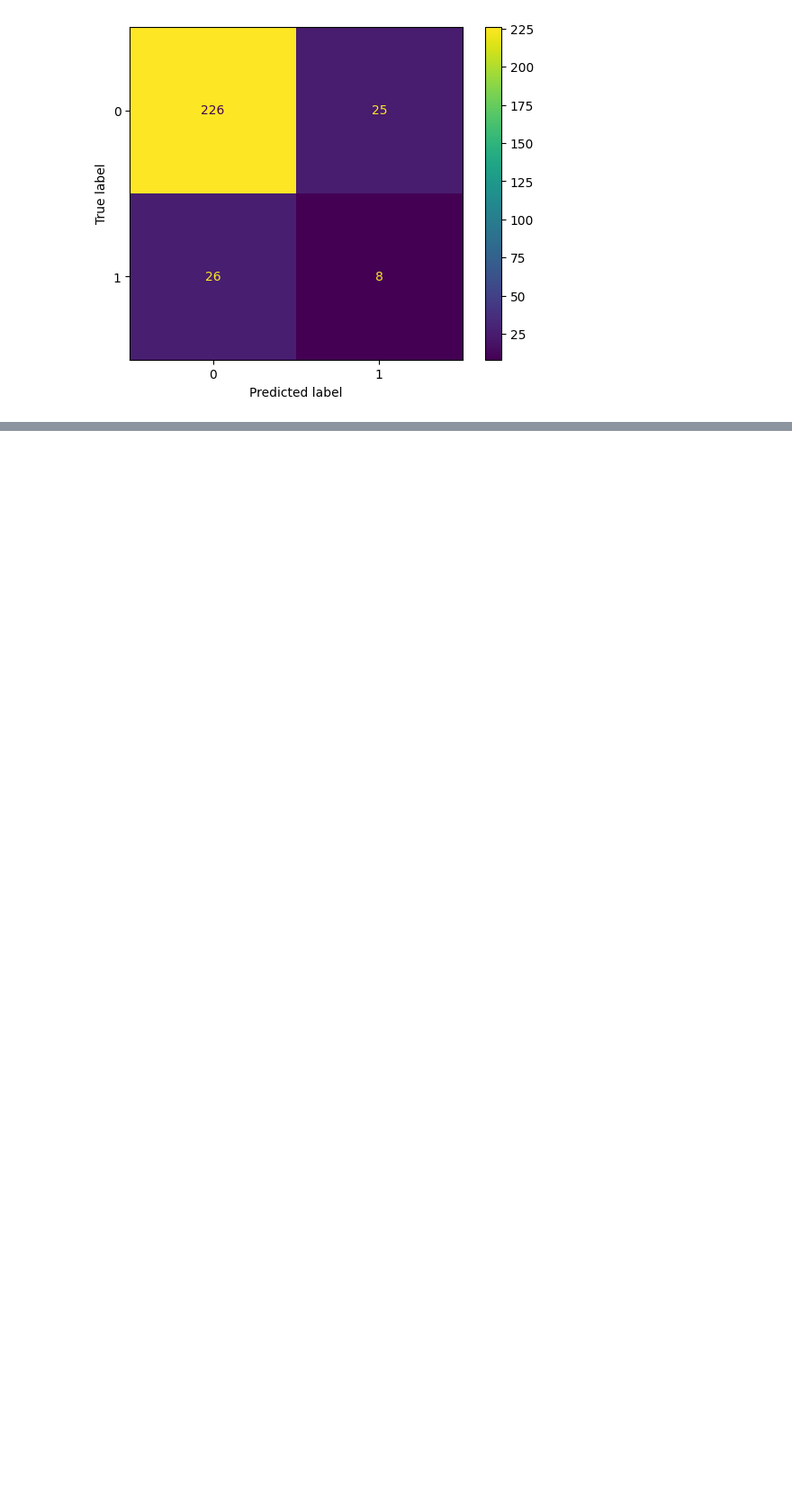
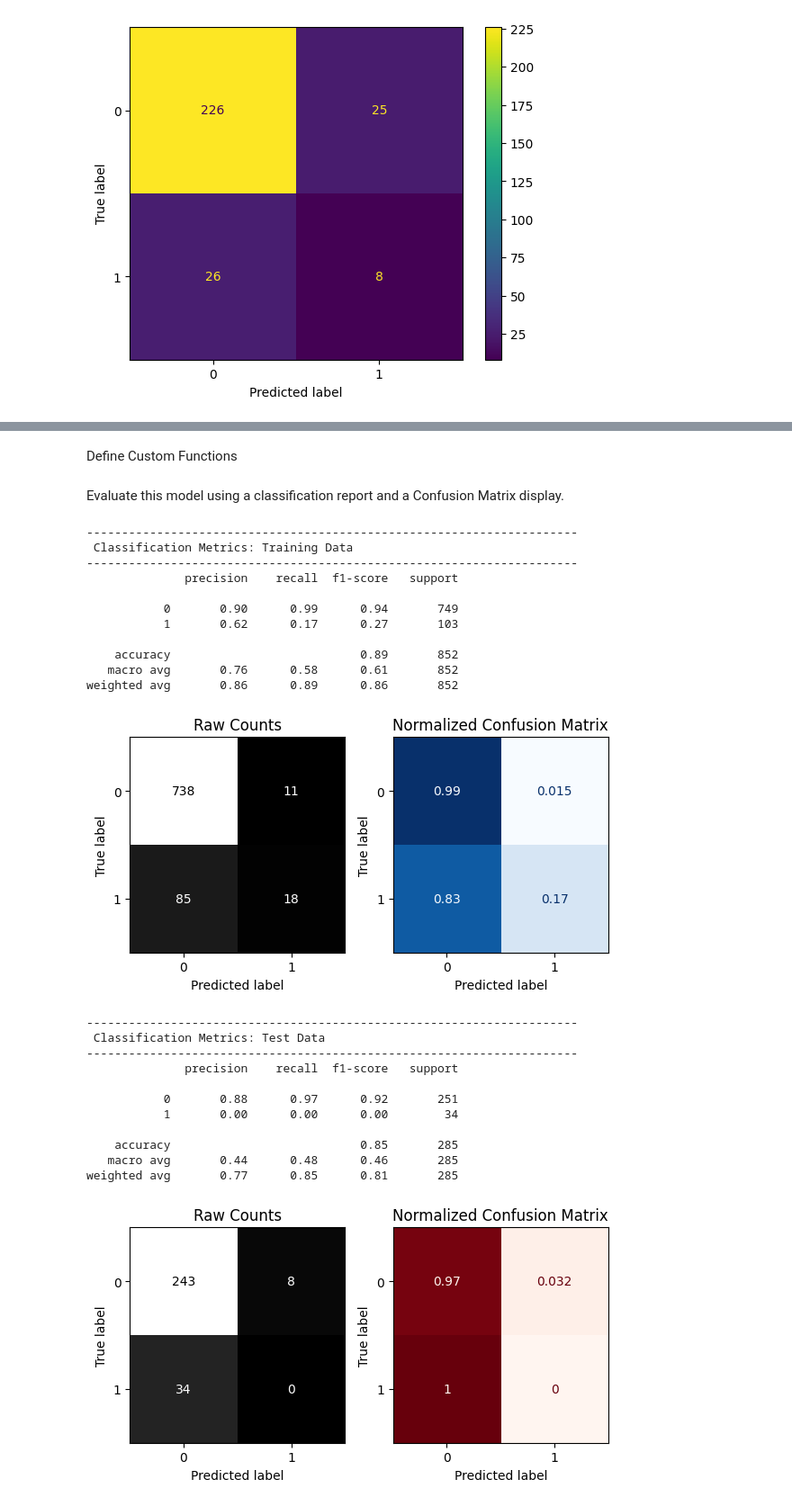
Before and after one commit to doa-2026/machine-learning, a Jupyter notebook: classification_metrics.ipynb, the cells around one changed output, grey strips where cells are left out. Shown at 90% size. Drawn from its saved outputs; the diff is of its cells as text; code cells hidden in the pictures; blank space fills up the shorter version.

```diff
--- a/classification_metrics.ipynb
+++ b/classification_metrics.ipynb
@@ -202,0 +217,4 @@ which is not good
+# %%
+knn=KNeighborsClassifier()
+pip_knn=make_pipeline(preprocessor,knn)
+pip_knn.fit(X_train,y_train)
@@ -202,0 +241,2 @@ which is not good
+# %% [markdown]
+Define Custom Functions
@@ -202,0 +300,29 @@ which is not good
+# %% [markdown]
+Evaluate this model using a classification report and a Confusion Matrix display.
+# %%
+evaluate_classification(pip_knn,X_train,y_train,X_test,y_test)
+# %% [output]
+----------------------------------------------------------------------
+ Classification Metrics: Training Data
+----------------------------------------------------------------------
+              precision    recall  f1-score   support
+
+           0       0.90      0.99      0.94       749
+           1       0.62      0.17      0.27       103
+
+    accuracy                           0.89       852
+   macro avg       0.76      0.58      0.61       852
+weighted avg       0.86      0.89      0.86       852
+[figure, added]
+----------------------------------------------------------------------
+ Classification Metrics: Test Data
+----------------------------------------------------------------------
+              precision    recall  f1-score   support
+
+           0       0.88      0.97      0.92       251
+           1       0.00      0.00      0.00        34
+
+    accuracy                           0.85       285
+   macro avg       0.44      0.48      0.46       285
+weighted avg       0.77      0.85      0.81       285
+[figure, added]
```
Also changed, not shown: parts of 29 cells of this notebook.
